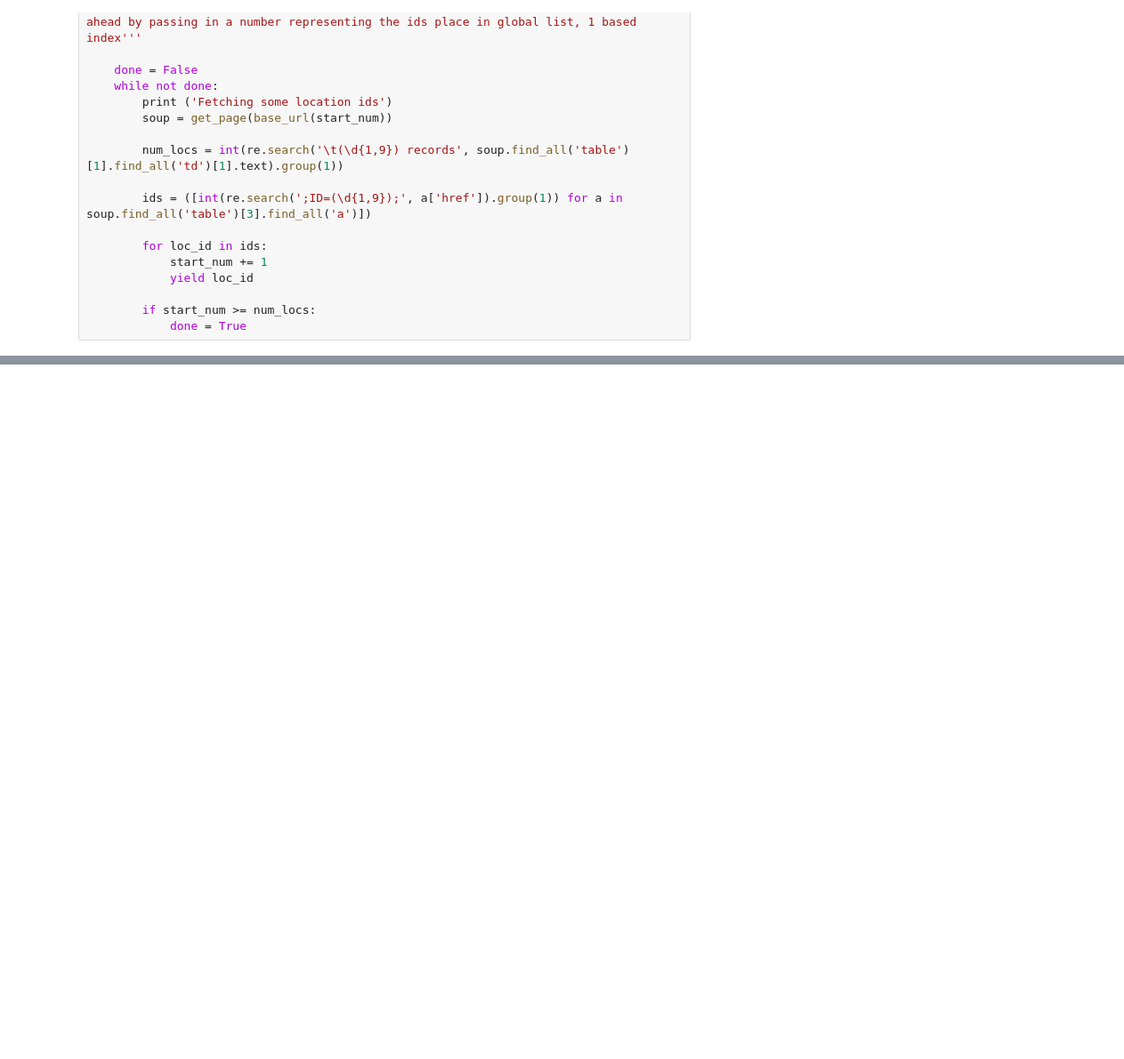
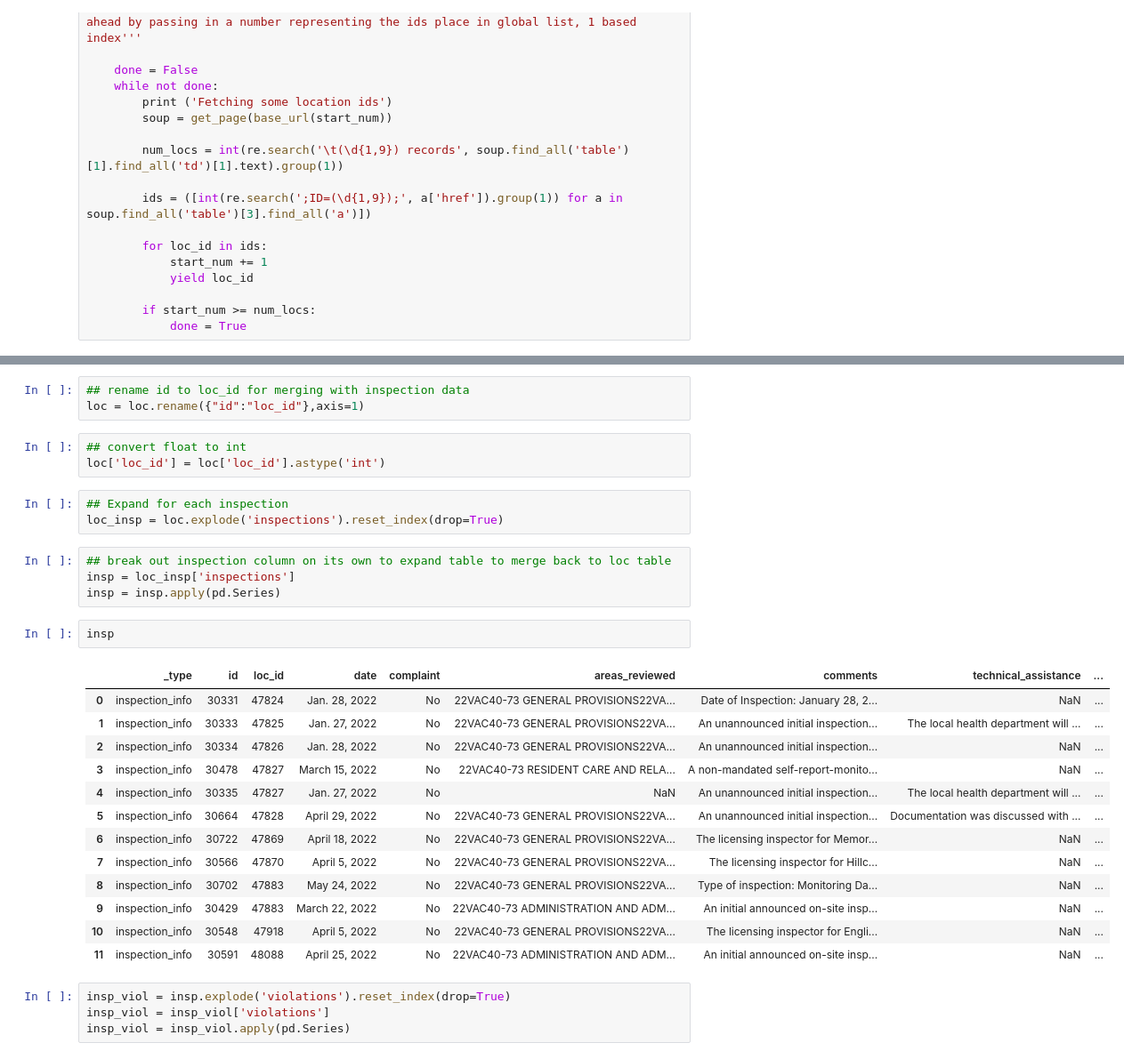
Before and after one commit to ltc690/daen, a Jupyter notebook: DSS_WebScraping.ipynb, the cells around one changed output, grey strips where cells are left out. Shown: that part at 89% size. Saved outputs shown, nothing was run; the diff lists cells and outputs as text; blank space fills up the shorter version.

```diff
--- a/DSS_WebScraping.ipynb
+++ b/DSS_WebScraping.ipynb
@@ -277,0 +273,33 @@ df
+# %%
+## rename id to loc_id for merging with inspection data
+loc = loc.rename({"id":"loc_id"},axis=1)
+# %%
+## convert float to int
+loc['loc_id'] = loc['loc_id'].astype('int')
+# %%
+## Expand for each inspection
+loc_insp = loc.explode('inspections').reset_index(drop=True)
+# %%
+## break out inspection column on its own to expand table to merge back to loc table
+insp = loc_insp['inspections']
+insp = insp.apply(pd.Series)
+# %%
+insp
+# %% [output]
+|  | _type | id | loc_id | date | complaint | areas_reviewed | comments | technical_assistance | ... |
+| 0 | inspection_info | 30331 | 47824 | Jan. 28, 2022 | No | 22VAC40-73 GENERAL PROVISIONS22VA... | Date of Inspection: January 28, 2... | NaN | ... |
+| 1 | inspection_info | 30333 | 47825 | Jan. 27, 2022 | No | 22VAC40-73 GENERAL PROVISIONS22VA... | An unannounced initial inspection... | The local health department will ... | ... |
+| 2 | inspection_info | 30334 | 47826 | Jan. 28, 2022 | No | 22VAC40-73 GENERAL PROVISIONS22VA... | An unannounced initial inspection... | NaN | ... |
+| 3 | inspection_info | 30478 | 47827 | March 15, 2022 | No | 22VAC40-73 RESIDENT CARE AND RELA... | A non-mandated self-report-monito... | NaN | ... |
+| 4 | inspection_info | 30335 | 47827 | Jan. 27, 2022 | No | NaN | An unannounced initial inspection... | The local health department will ... | ... |
+| 5 | inspection_info | 30664 | 47828 | April 29, 2022 | No | 22VAC40-73 GENERAL PROVISIONS22VA... | An unannounced initial inspection... | Documentation was discussed with ... | ... |
+| 6 | inspection_info | 30722 | 47869 | April 18, 2022 | No | 22VAC40-73 GENERAL PROVISIONS22VA... | The licensing inspector for Memor... | NaN | ... |
+| 7 | inspection_info | 30566 | 47870 | April 5, 2022 | No | 22VAC40-73 GENERAL PROVISIONS22VA... | The licensing inspector for Hillc... | NaN | ... |
+| 8 | inspection_info | 30702 | 47883 | May 24, 2022 | No | 22VAC40-73 GENERAL PROVISIONS22VA... | Type of inspection: Monitoring Da... | NaN | ... |
+| 9 | inspection_info | 30429 | 47883 | March 22, 2022 | No | 22VAC40-73 ADMINISTRATION AND ADM... | An initial announced on-site insp... | NaN | ... |
+| 10 | inspection_info | 30548 | 47918 | April 5, 2022 | No | 22VAC40-73 GENERAL PROVISIONS22VA... | The licensing inspector for Engli... | NaN | ... |
+| 11 | inspection_info | 30591 | 48088 | April 25, 2022 | No | 22VAC40-73 ADMINISTRATION AND ADM... | An initial announced on-site insp... | NaN | ... |
+# %%
+insp_viol = insp.explode('violations').reset_index(drop=True)
+insp_viol = insp_viol['violations']
+insp_viol = insp_viol.apply(pd.Series)
```
Also changed, not shown: parts of 16 cells of this notebook, 1 other file.
